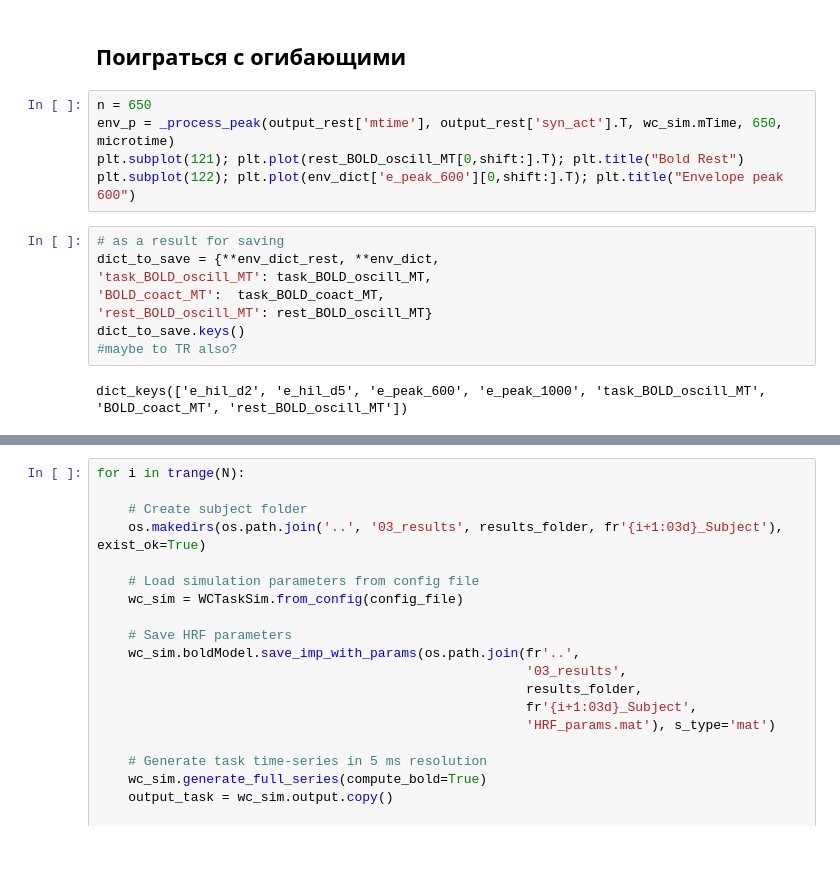
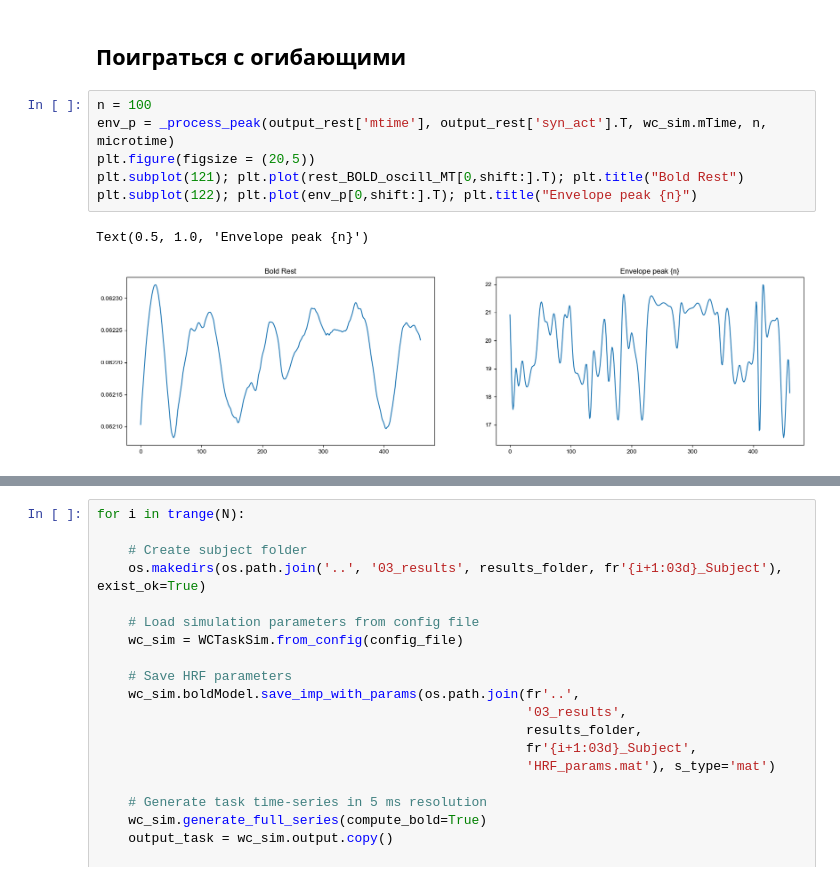
Before and after one commit to IHB-IBR-department/ER_simulator, a Jupyter notebook: notebooks/05.SmallExampleGeneration.ipynb, the cells around one changed output, grey strips where cells are left out. Saved outputs shown, nothing was run; the diff lists cells and outputs as text; blank space fills up the shorter version.

```diff
--- a/notebooks/05.SmallExampleGeneration.ipynb
+++ b/notebooks/05.SmallExampleGeneration.ipynb
@@ -100,17 +138,11 @@ Text(0.5, 1.0, 'Bold Rest')
 # %% [markdown]
 ## Поиграться с огибающими
 # %%
-n = 650
-env_p = _process_peak(output_rest['mtime'], output_rest['syn_act'].T, wc_sim.mTime, 650, microtime)
+n = 100
+env_p = _process_peak(output_rest['mtime'], output_rest['syn_act'].T, wc_sim.mTime, n, microtime)
+plt.figure(figsize = (20,5))
 plt.subplot(121); plt.plot(rest_BOLD_oscill_MT[0,shift:].T); plt.title("Bold Rest")
-plt.subplot(122); plt.plot(env_dict['e_peak_600'][0,shift:].T); plt.title("Envelope peak 600")
+plt.subplot(122); plt.plot(env_p[0,shift:].T); plt.title("Envelope peak {n}")
+# %% [output]
+Text(0.5, 1.0, 'Envelope peak {n}')
+[figure, added]
-# %%
-# as a result for saving
-dict_to_save = {**env_dict_rest, **env_dict,
-'task_BOLD_oscill_MT': task_BOLD_oscill_MT,
-'BOLD_coact_MT':  task_BOLD_coact_MT,
-'rest_BOLD_oscill_MT': rest_BOLD_oscill_MT}
-dict_to_save.keys()
-#maybe to TR also?
-# %% [output]
-dict_keys(['e_hil_d2', 'e_hil_d5', 'e_peak_600', 'e_peak_1000', 'task_BOLD_oscill_MT', 'BOLD_coact_MT', 'rest_BOLD_oscill_MT'])
```
Also changed, not shown: parts of 13 cells of this notebook.
